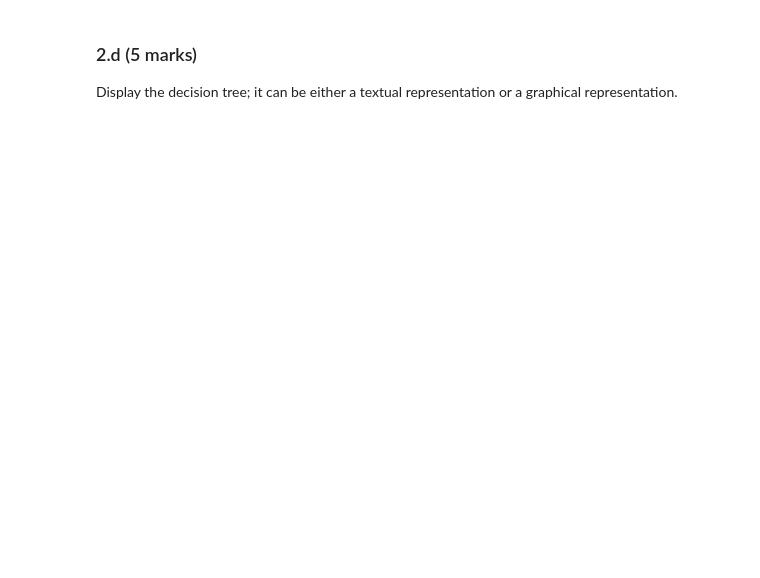
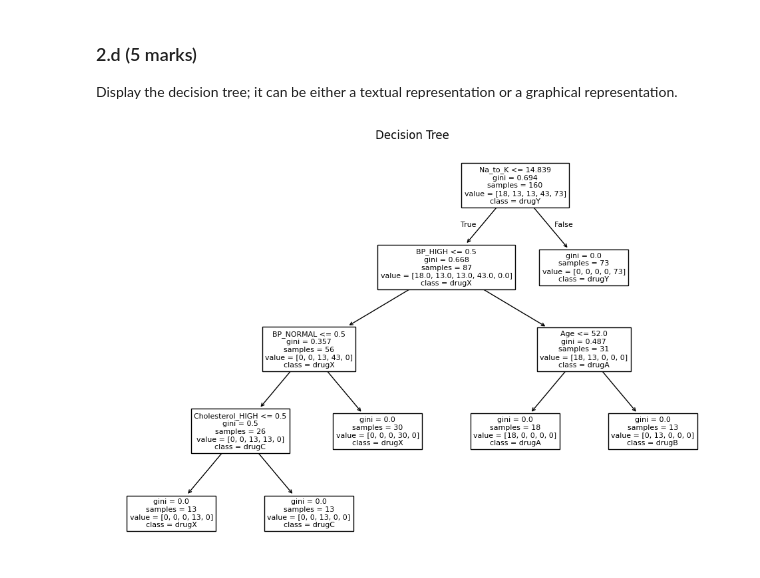
Before and after one commit to dfigueredo0/CS484, a Jupyter notebook: Assignment01/Assignment_1.ipynb, the cells around one changed output. Cells and saved outputs as stored; diff of their text form; code cells hidden in the pictures; blank space fills up the shorter version.

```diff
--- a/Assignment01/Assignment_1.ipynb
+++ b/Assignment01/Assignment_1.ipynb
@@ -47,3 +326,27 @@ Display the decision tree. The representation of the decision tree is upto you.
 ### 2.a (5 marks)
 
 Encode all the categorial data into numerical data using `One-hot Encoding` and display the new dataset.
+# %%
+from sklearn.preprocessing import OneHotEncoder
+
+df = pd.read_csv("lab01_dataset_2.csv")
+target_col = "Output"
+X = df.drop(columns=[target_col])
+y = df[target_col]
+
+cat_cols = X.select_dtypes(include=["object"]).columns.tolist()
+num_cols = X.columns.difference(cat_cols).tolist()
+
+enc = OneHotEncoder(handle_unknown="ignore", sparse_output=False)
+
+enc.fit(X[cat_cols])
+
+feature_names = enc.get_feature_names_out(cat_cols)
+
+X_cat_ohe = enc.transform(X[cat_cols])
+X_cat_ohe_df = pd.DataFrame(X_cat_ohe, columns=feature_names, index=X.index)
+
+X_encoded = pd.concat([X[num_cols], X_cat_ohe_df], axis=1)
+print("\nEncoded shape:", X_encoded.shape)
+print(X_encoded.head())
+X_encoded.to_csv("lab01_dataset_2_encoded.csv", index=False)
@@ -51,3 +369,16 @@ Encode all the categorial data into numerical data using `One-hot Encoding` and
 ### 2.b (10 marks)
 
 Using the encoded dataset, perform the supervised learning using [`DecisionTreeClassifier`](https://scikit-learn.org/stable/modules/generated/sklearn.tree.DecisionTreeClassifier.html). Employ the [`train_test_split`](https://scikit-learn.org/stable/modules/generated/sklearn.model_selection.train_test_split.html) of 80-20 during the training.
+# %%
+from sklearn.model_selection import train_test_split
+from sklearn.tree import DecisionTreeClassifier
+
+X_train, X_test, y_train, y_test = train_test_split(
+    X_encoded, y, test_size=0.2, random_state=0, stratify=y
+)
+
+clf = DecisionTreeClassifier(random_state=0)
+clf.fit(X_train, y_train)
+print("Train size:", X_train.shape, " Test size:", X_test.shape)
+print("Train accuracy:", clf.score(X_train, y_train))
+print("Test accuracy:", clf.score(X_test, y_test))
@@ -59,3 +416,13 @@ After the training is complete, show the results by predicting the class of the
 ### 2.d (5 marks)
 
 Display the decision tree; it can be either a textual representation or a graphical representation.
+# %%
+import matplotlib.pyplot as plt
+from sklearn.tree import plot_tree, export_text
+
+plt.figure(figsize=(12, 8))
+plot_tree(clf, feature_names=list(X_encoded.columns), class_names=sorted(y.unique()), filled=False)
+plt.title("Decision Tree")
+plt.show()
+# %% [output]
+[figure, added]
```
Also changed, not shown: parts of 7 cells of this notebook, 3 other files.
